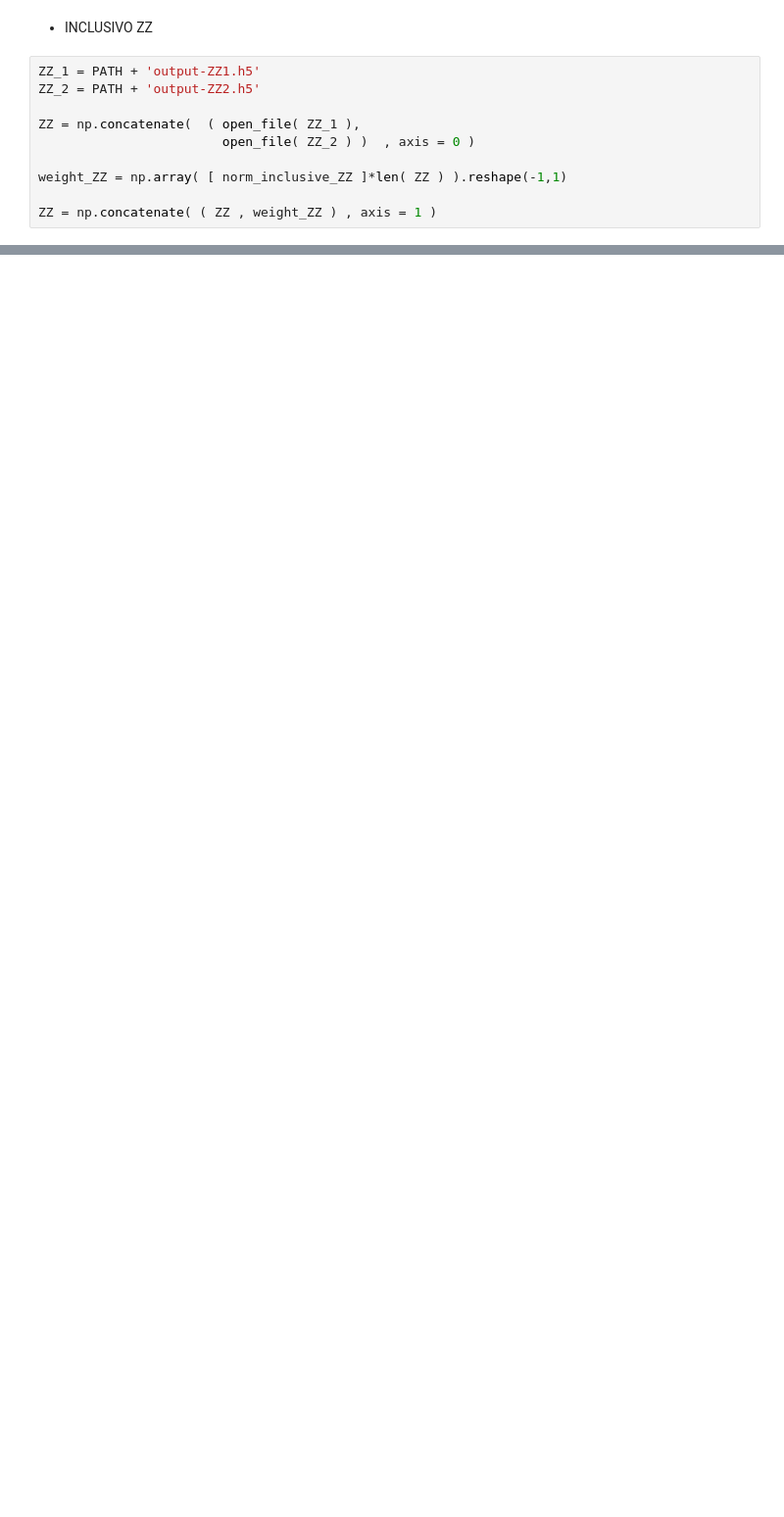
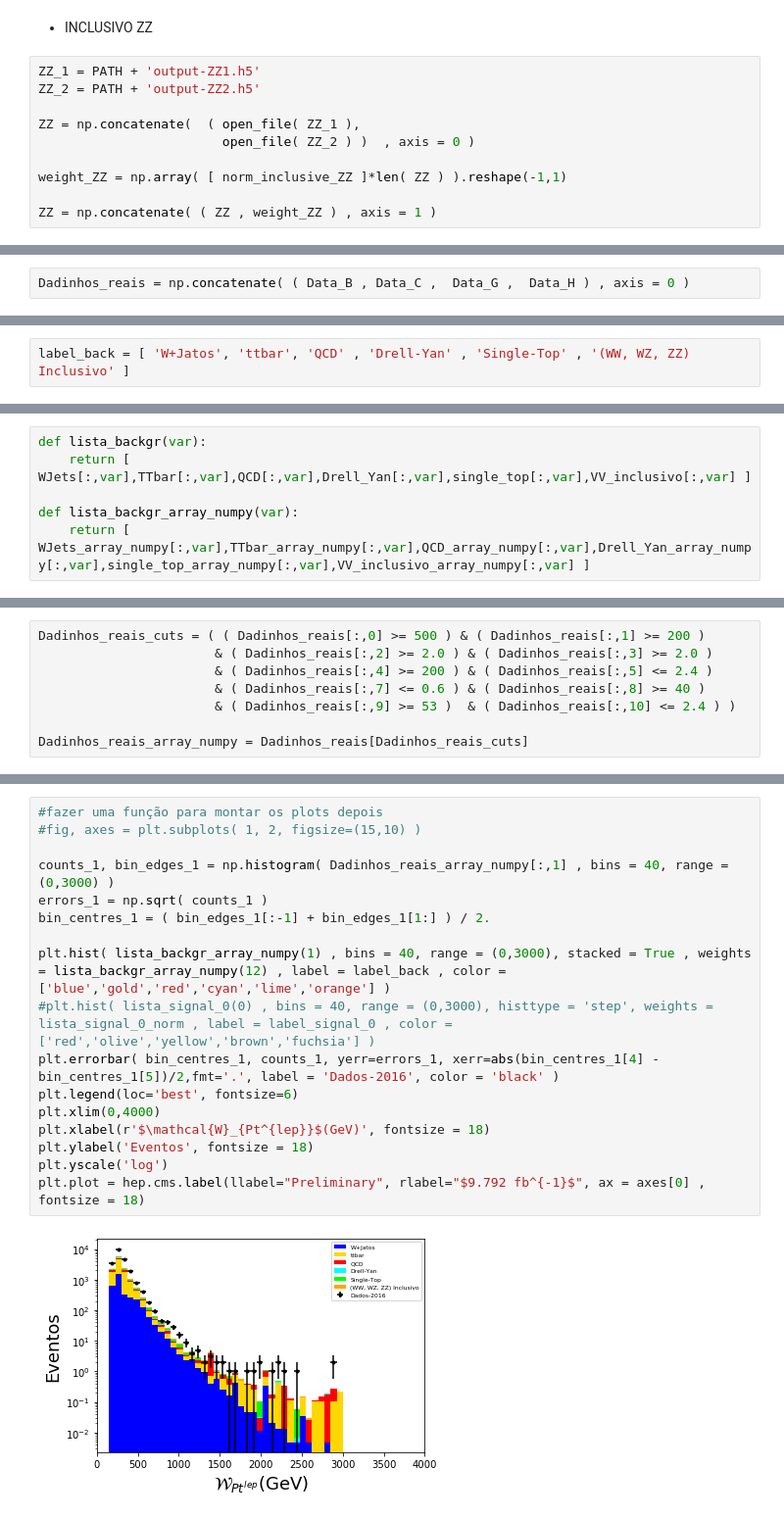
Before and after one commit to teteumac/Acoplamento-Quartico-Anomalo, a Jupyter notebook: Miguel/Data_Investigation.ipynb, the cells around one changed output, grey strips where cells are left out. Shown at 98% size. Saved outputs shown, nothing was run; the diff lists cells and outputs as text; blank space fills up the shorter version.

```diff
--- a/Miguel/Data_Investigation.ipynb
+++ b/Miguel/Data_Investigation.ipynb
@@ -425,0 +503,2 @@ ZZ = np.concatenate( ( ZZ , weight_ZZ ) , axis = 1 )
+# %%
+Dadinhos_reais = np.concatenate( ( Data_B , Data_C ,  Data_G ,  Data_H ) , axis = 0 )
@@ -425,0 +507,2 @@ ZZ = np.concatenate( ( ZZ , weight_ZZ ) , axis = 1 )
+# %%
+label_back = [ 'W+Jatos', 'ttbar', 'QCD' , 'Drell-Yan' , 'Single-Top' , '(WW, WZ, ZZ) Inclusivo' ]
@@ -451,0 +572,6 @@ ZZ = np.concatenate( ( ZZ , weight_ZZ ) , axis = 1 )
+# %%
+def lista_backgr(var):
+    return [ WJets[:,var],TTbar[:,var],QCD[:,var],Drell_Yan[:,var],single_top[:,var],VV_inclusivo[:,var] ]
+
+def lista_backgr_array_numpy(var):
+    return [ WJets_array_numpy[:,var],TTbar_array_numpy[:,var],QCD_array_numpy[:,var],Drell_Yan_array_numpy[:,var],single_top_array_numpy[:,var],VV_inclusivo_array_numpy[:,var] ]
@@ -451,0 +667,8 @@ ZZ = np.concatenate( ( ZZ , weight_ZZ ) , axis = 1 )
+# %%
+Dadinhos_reais_cuts = ( ( Dadinhos_reais[:,0] >= 500 ) & ( Dadinhos_reais[:,1] >= 200 )
+                       & ( Dadinhos_reais[:,2] >= 2.0 ) & ( Dadinhos_reais[:,3] >= 2.0 )
+                       & ( Dadinhos_reais[:,4] >= 200 ) & ( Dadinhos_reais[:,5] <= 2.4 )
+                       & ( Dadinhos_reais[:,7] <= 0.6 ) & ( Dadinhos_reais[:,8] >= 40 )
+                       & ( Dadinhos_reais[:,9] >= 53 )  & ( Dadinhos_reais[:,10] <= 2.4 ) )
+
+Dadinhos_reais_array_numpy = Dadinhos_reais[Dadinhos_reais_cuts]
@@ -451,0 +682,19 @@ ZZ = np.concatenate( ( ZZ , weight_ZZ ) , axis = 1 )
+# %%
+#fazer uma função para montar os plots depois
+#fig, axes = plt.subplots( 1, 2, figsize=(15,10) )
+
+counts_1, bin_edges_1 = np.histogram( Dadinhos_reais_array_numpy[:,1] , bins = 40, range = (0,3000) )
+errors_1 = np.sqrt( counts_1 )
+bin_centres_1 = ( bin_edges_1[:-1] + bin_edges_1[1:] ) / 2.
+
+plt.hist( lista_backgr_array_numpy(1) , bins = 40, range = (0,3000), stacked = True , weights = lista_backgr_array_numpy(12) , label = label_back , color = ['blue','gold','red','cyan','lime','orange'] )
+#plt.hist( lista_signal_0(0) , bins = 40, range = (0,3000), histtype = 'step', weights = lista_signal_0_norm , label = label_signal_0 , color = ['red','olive','yellow','brown','fuchsia'] )
+plt.errorbar( bin_centres_1, counts_1, yerr=errors_1, xerr=abs(bin_centres_1[4] - bin_centres_1[5])/2,fmt='.', label = 'Dados-2016', color = 'black' )
+plt.legend(loc='best', fontsize=6)
+plt.xlim(0,4000)
+plt.xlabel(r'$\mathcal{W}_{Pt^{lep}}$(GeV)', fontsize = 18)
+plt.ylabel('Eventos', fontsize = 18)
+plt.yscale('log')
+plt.plot = hep.cms.label(llabel="Preliminary", rlabel="$9.792 fb^{-1}$", ax = axes[0] , fontsize = 18)
+# %% [output]
+[figure, added]
```
Also changed, not shown: parts of 35 cells of this notebook.
